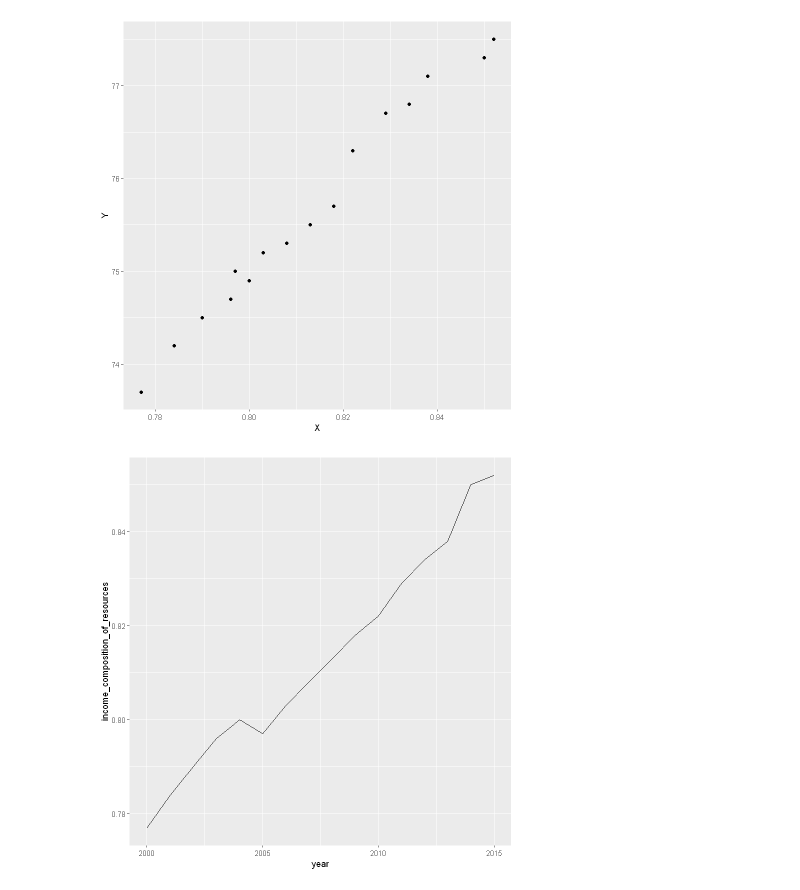
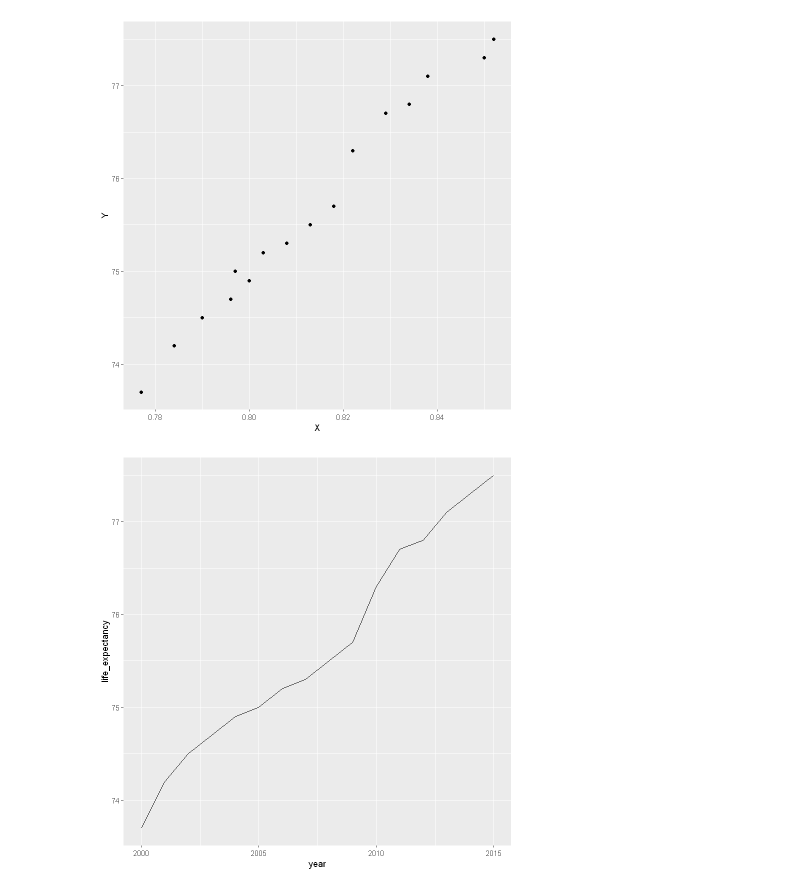
Before and after one commit to Szymex49/What_affects_life_expectancy-statistical_analysis, a Jupyter notebook: Malec.ipynb, the cells around one changed output. Drawn from its saved outputs; the diff is of its cells as text; code cells hidden in the pictures.

```diff
--- a/Malec.ipynb
+++ b/Malec.ipynb
@@ -298,6 +298,6 @@ analysis(poland$income_composition_of_resources, poland$life_expectancy)
 [1] "Spearman"          "0.997058823529412"
 [figure]
 # %%
-ggplot(poland, aes(x=year, y=income_composition_of_resources)) + geom_line(show.legend = FALSE)
+ggplot(poland, aes(x=year, y=life_expectancy)) + geom_line(show.legend = FALSE)
 # %% [output]
-[figure, old version]
+[figure, new version]
```
Also changed, not shown: parts of 12 cells of this notebook, 2 other files.
